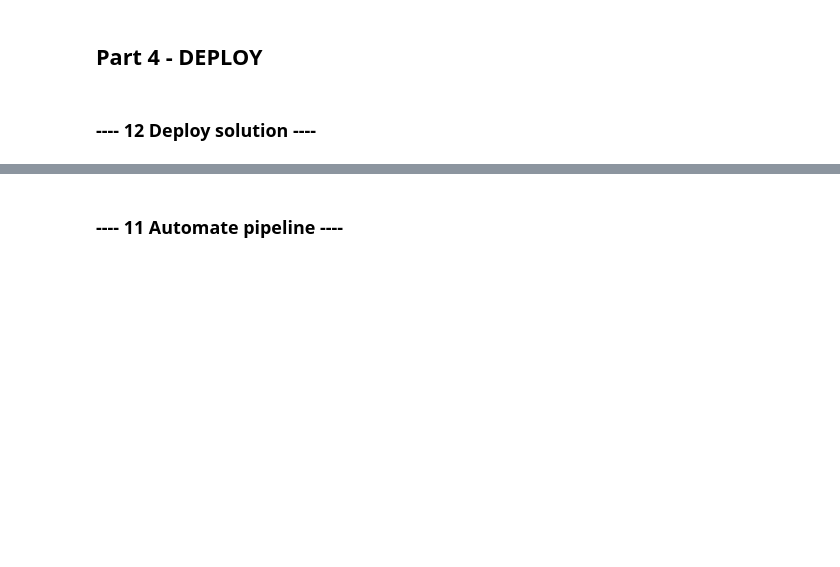
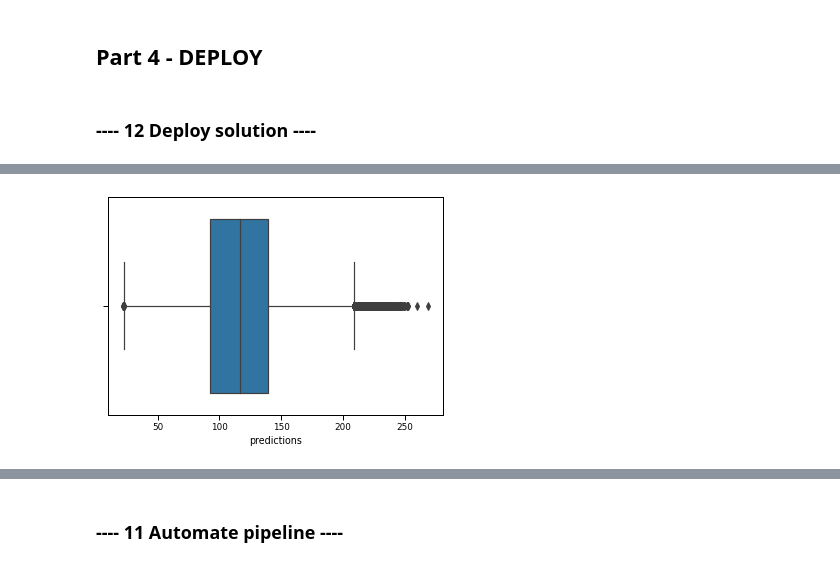
Before and after one commit to kevinmoldovan/salarypredictionsproject, a Jupyter notebook: First Portfolio Project.ipynb, the cells around one changed output, grey strips where cells are left out. Saved outputs shown, nothing was run; the diff lists cells and outputs as text; code cells hidden in the pictures; blank space fills up the shorter version.

```diff
--- a/First Portfolio Project.ipynb
+++ b/First Portfolio Project.ipynb
@@ -562,7 +666,13 @@ predictions
 # %%
+#what does this visualization even show
+
 #visualization of predictions
-plt.plot(predictions.predictions)
-#sns.boxplot(x = 'yearsExperience', y = 'salary', data = train_df)
+#plt.plot(predictions.predictions)
+
+sns.set_context("paper", font_scale=1)
+sns.boxplot(x = 'predictions', data = predictions)
 plt.show()
+# %% [output]
+[figure, added]
 # %%
 #getting feature importances
```
Also changed, not shown: parts of 58 cells of this notebook.
